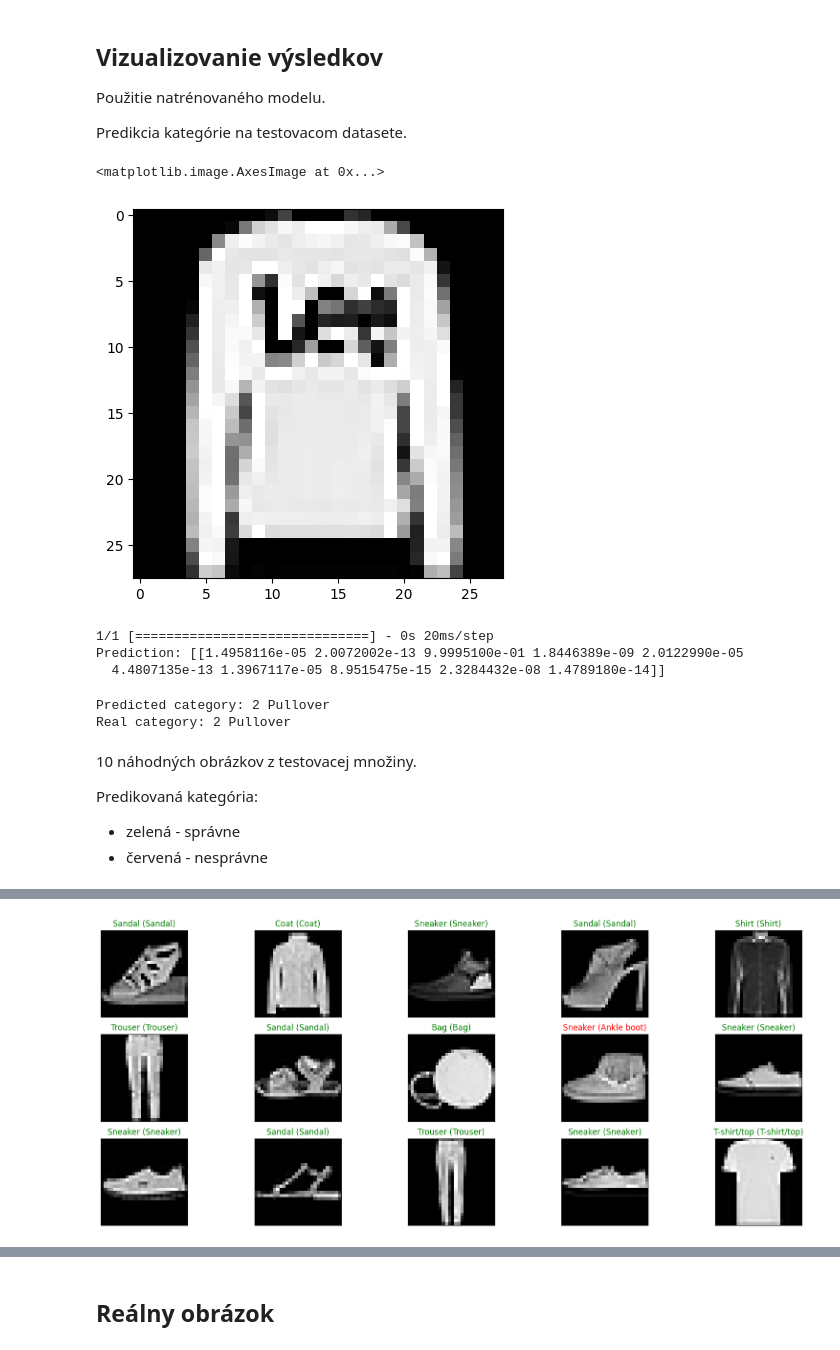
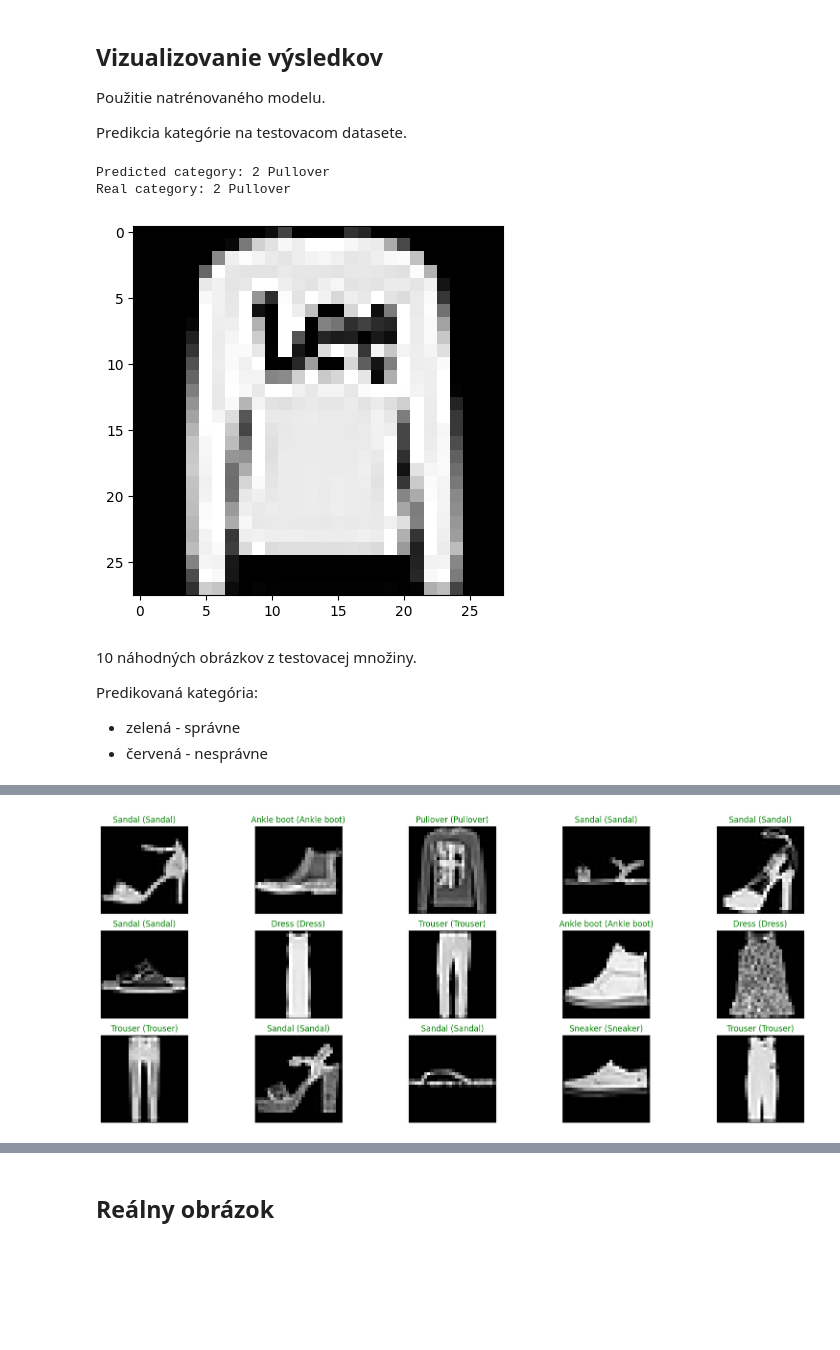
Before and after one commit to luciaPi/Girls_day, a Jupyter notebook: fashion_mnist_keras.ipynb, the cells around one changed output, grey strips where cells are left out. Cells and saved outputs as stored; diff of their text form; code cells hidden in the pictures; blank space fills up the shorter version.

```diff
--- a/fashion_mnist_keras.ipynb
+++ b/fashion_mnist_keras.ipynb
@@ -229,24 +233,16 @@ Predikcia kategórie na testovacom datasete.
 index = 1
 first_img = tf.expand_dims(x_test[index], axis=0)
 plt.imshow(first_img[0], cmap='gray')
+
+prediction = model.predict(first_img, verbose=0)
+predict_index = np.argmax(prediction)
+print('Predicted category:', predict_index, fashion_mnist_labels[predict_index])
+real_index = np.argmax(y_test[index])
+print('Real category:', real_index, fashion_mnist_labels[real_index])
 # %% [output]
-<matplotlib.image.AxesImage at 0x...>
+Predicted category: 2 Pullover
+Real category: 2 Pullover
 [figure]
-# %%
-prediction = model.predict(first_img)
-print('Prediction:', prediction)
-# %% [output]
-1/1 [==============================] - 0s 20ms/step
-Prediction: [[1.4958116e-05 2.0072002e-13 9.9995100e-01 1.8446389e-09 2.0122990e-05
-  4.4807135e-13 1.3967117e-05 8.9515475e-15 2.3284432e-08 1.4789180e-14]]
-# %%
-predict_index = np.argmax(prediction)
-print('Predicted category:', predict_index, fashion_mnist_labels[predict_index])
-real_index = np.argmax(y_test[index])
-print('Real category:', real_index, fashion_mnist_labels[real_index])
-# %% [output]
-Predicted category: 2 Pullover
-Real category: 2 Pullover
 # %% [markdown]
 10 náhodných obrázkov z testovacej množiny.
 
@@ -254,6 +250,8 @@ Predikovaná kategória:
 * zelená - správne
 * červená - nesprávne
 # %%
+y_hat = model.predict(x_test)
+
 # 10 random test images
 figure = plt.figure(figsize=(20, 8))
 for i, index in enumerate(np.random.choice(x_test.shape[0], size=15, replace=False)):
@@ -270 +269 @@ for i, index in enumerate(np.random.choice(x_test.shape[0], size=15, replace=Fal
-[figure, old version]
+[figure, new version]
```
Also changed, not shown: parts of 23 cells of this notebook.
